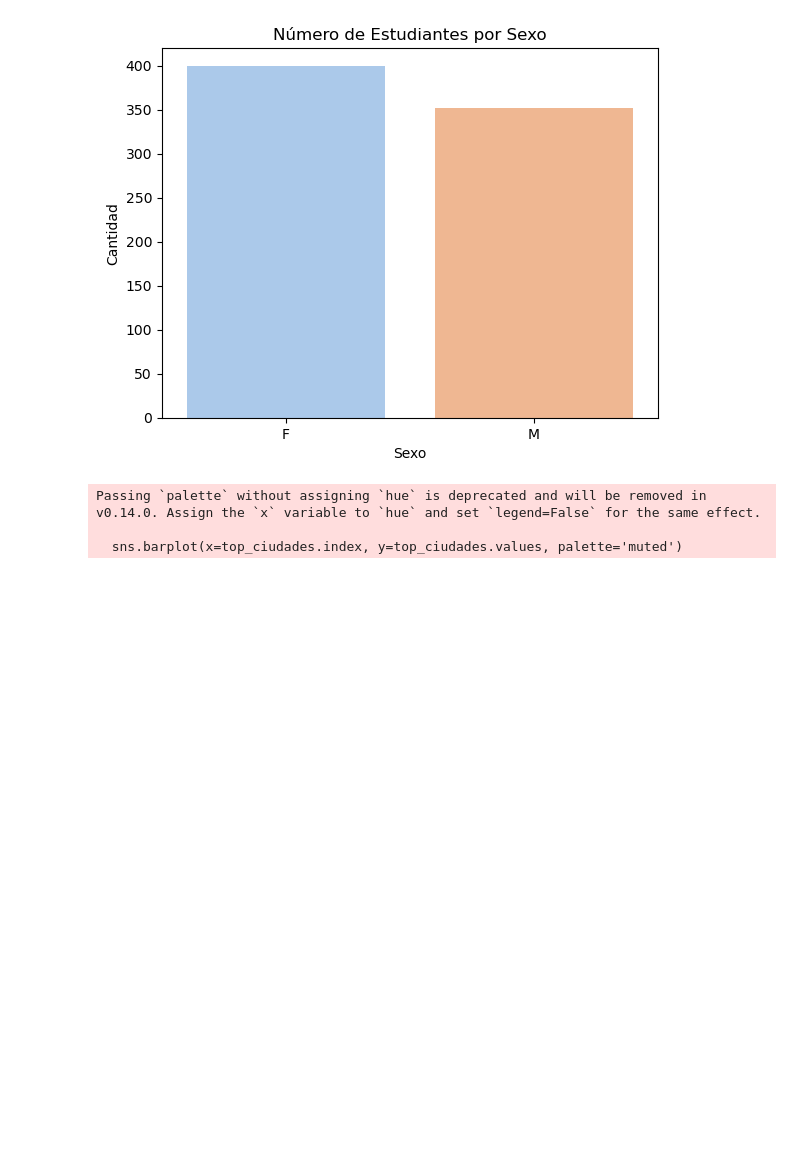
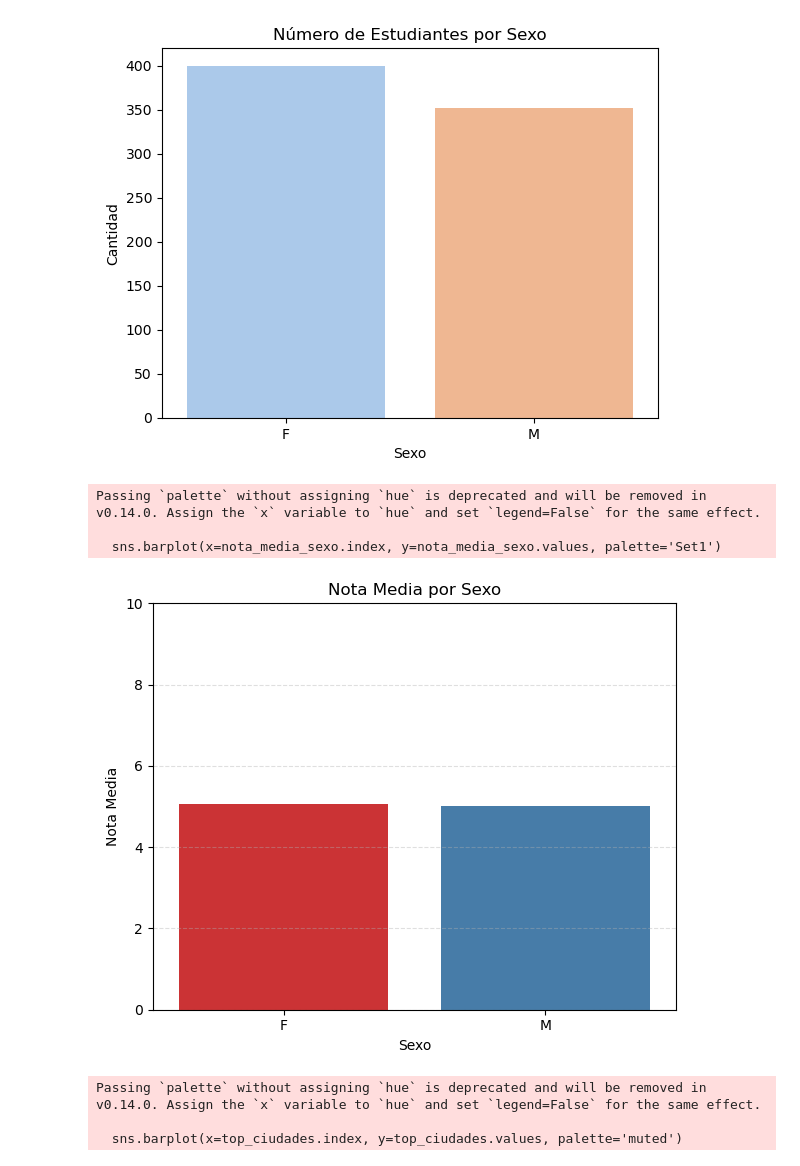
Before and after one commit to ManelDiaz/Reto_Analisis, a Jupyter notebook: 4_VISUALIZADOR/vistas.ipynb, the cells around one changed output. Cells and saved outputs as stored; diff of their text form; code cells hidden in the pictures; blank space fills up the shorter version.

```diff
--- a/4_VISUALIZADOR/vistas.ipynb
+++ b/4_VISUALIZADOR/vistas.ipynb
@@ -31,6 +31,30 @@ Passing `palette` without assigning `hue` is deprecated and will be removed in v
 
   sns.countplot(data=df_est, x='sexo', palette='pastel')
 [figure]
+# %%
+df_merged = df_not.merge(df_est[['id_estudiante', 'sexo']], on='id_estudiante')
+
+# Eliminar posibles nulos
+df_merged = df_merged.dropna(subset=['nota', 'sexo'])
+
+# Calcular nota media por sexo
+nota_media_sexo = df_merged.groupby('sexo')['nota'].mean()
+
+# Graficar
+plt.figure(figsize=(6, 5))
+sns.barplot(x=nota_media_sexo.index, y=nota_media_sexo.values, palette='Set1')
+plt.title('Nota Media por Sexo')
+plt.xlabel('Sexo')
+plt.ylabel('Nota Media')
+plt.ylim(0, 10)
+plt.grid(axis='y', linestyle='--', alpha=0.4)
+plt.tight_layout()
+plt.show()
+# %% [output]
+Passing `palette` without assigning `hue` is deprecated and will be removed in v0.14.0. Assign the `x` variable to `hue` and set `legend=False` for the same effect.
+
+  sns.barplot(x=nota_media_sexo.index, y=nota_media_sexo.values, palette='Set1')
+[figure, added]
 # %%
 top_ciudades = df_est['ciudad'].value_counts().nlargest(10)
 sns.barplot(x=top_ciudades.index, y=top_ciudades.values, palette='muted')
```
Also changed, not shown: parts of 7 cells of this notebook, 2 other files.
